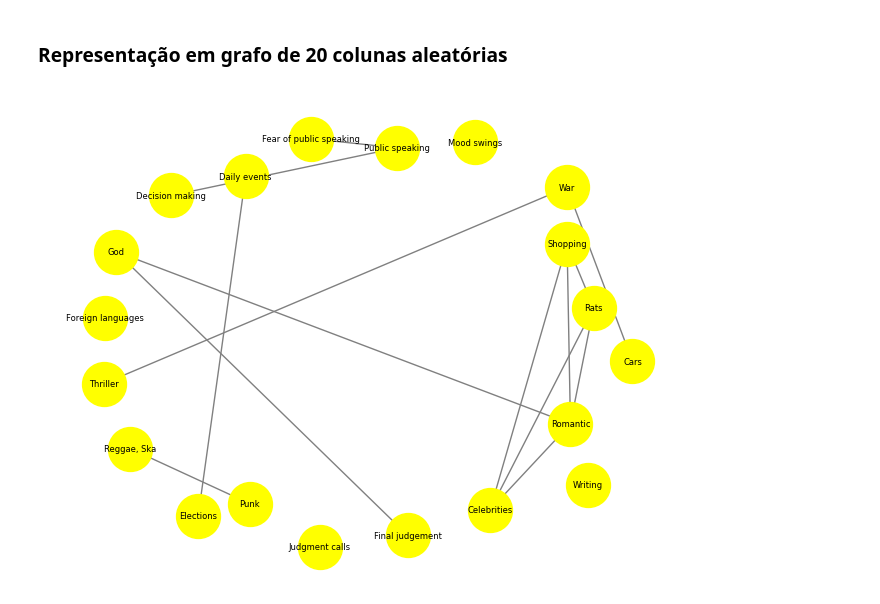
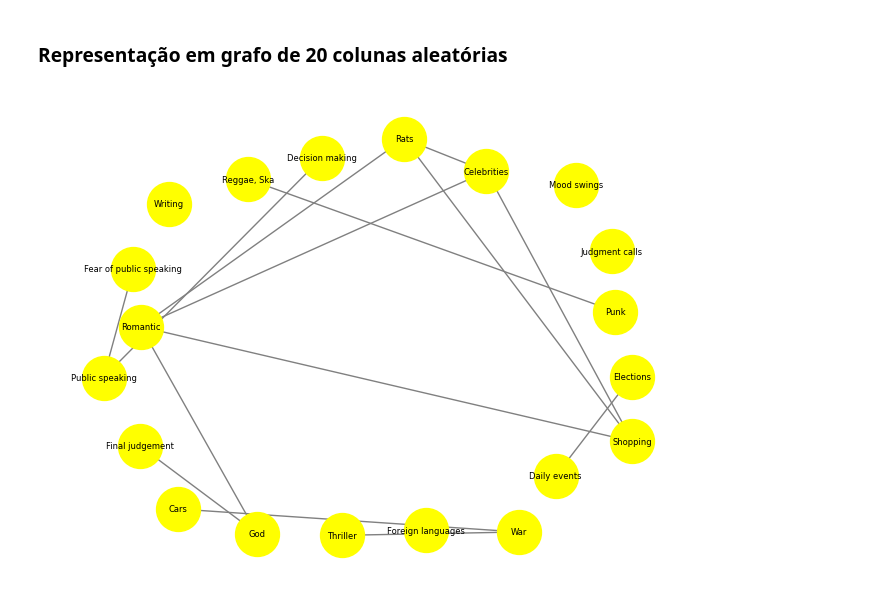
Before and after one commit to diego-alp-dt/Projeto_CR, a Jupyter notebook: Grafo.ipynb, the cells around one changed output. Cells and saved outputs as stored; diff of their text form; code cells hidden in the pictures.

```diff
--- a/Grafo.ipynb
+++ b/Grafo.ipynb
@@ -66,28 +66,28 @@ plt.show()
 # %%
 data_subset = data.sample(axis=1, n=20, random_state=5)
 
 # Calcular a correlação
 correlation_matrix = data_subset.corr()
 
 
 G = nx.Graph()
 
 
 for gosto in data_subset.columns:
     G.add_node(gosto)
 
 # Adicionar arestas ao grafo
 num_gostos = len(data_subset.columns)
 for i in range(num_gostos):
     for j in range(i + 1, num_gostos):
         correlation = correlation_matrix.iloc[i, j]
         #Adiciona Arestas apenas aos vértices cuja correlação é maior que 0.2
         if correlation > 0.2:
             G.add_edge(data_subset.columns[i], data_subset.columns[j])
 
 
-pos = nx.spring_layout(G,k=2000)
+pos = nx.spring_layout(G,k=4)
 nx.draw(G, pos, with_labels=True, node_color='yellow', node_size=1000, edge_color='gray', font_size=6)
 plt.show()
 # %% [output]
-[figure, old version]
+[figure, new version]
```
